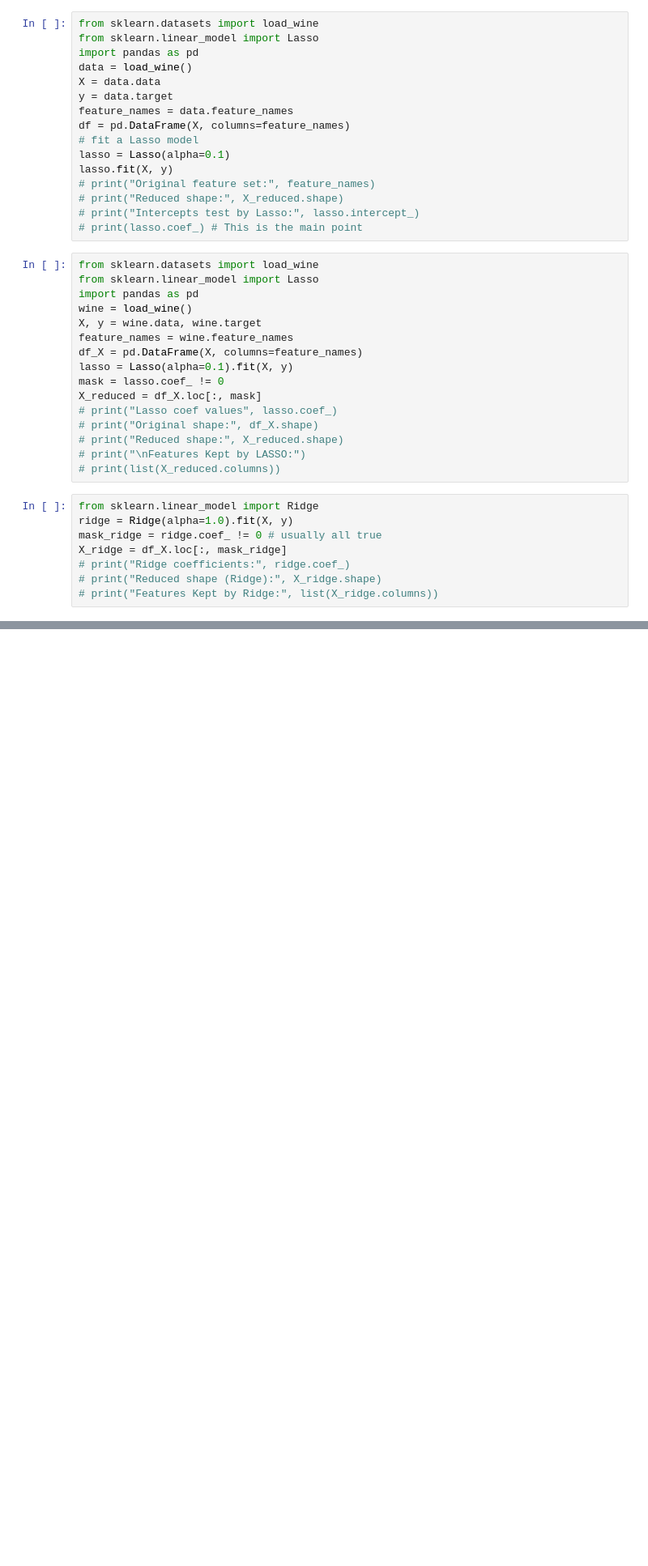
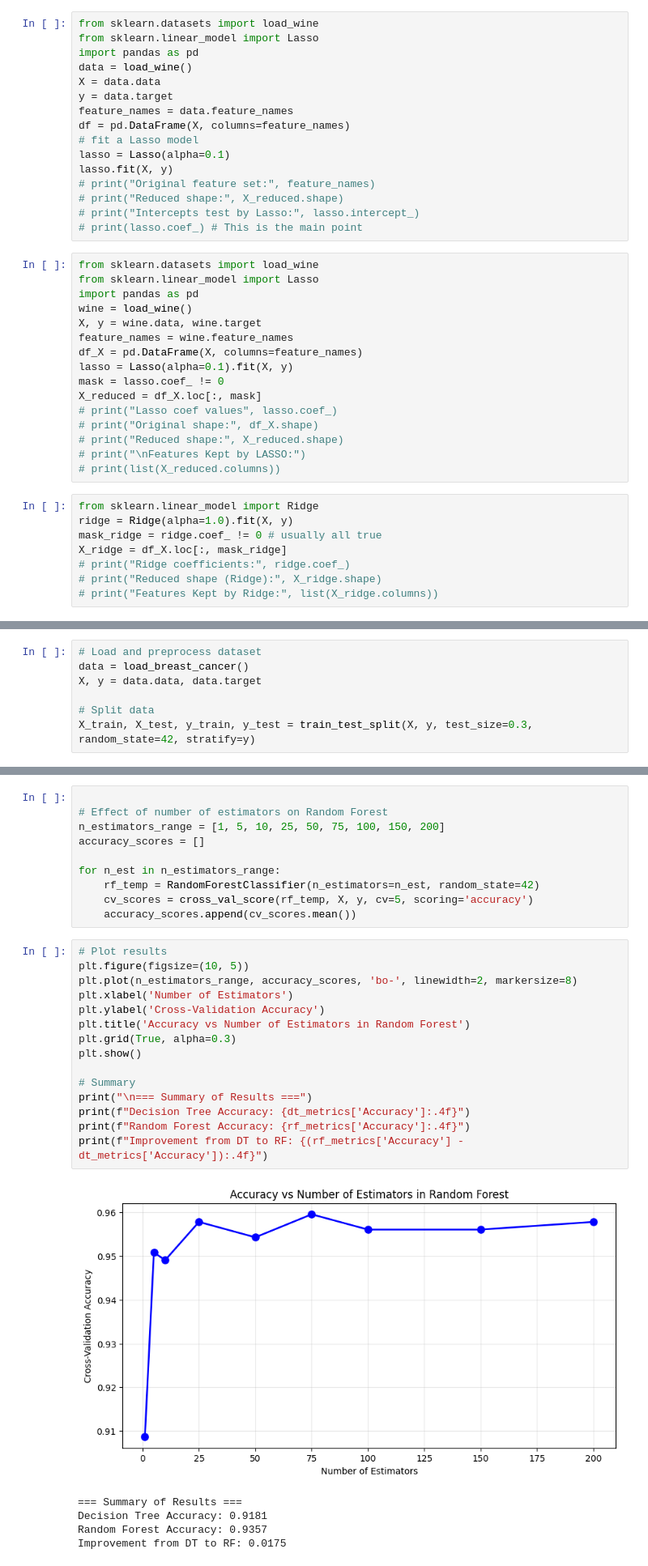
Before and after one commit to mekaviraj/ML_sem5, a Jupyter notebook: ML_LAB2.ipynb, the cells around one changed output, grey strips where cells are left out. Shown: that part at 81% size. Cells and saved outputs as stored; diff of their text form; blank space fills up the shorter version.

```diff
--- a/ML_LAB2.ipynb
+++ b/ML_LAB2.ipynb
@@ -280,0 +296,7 @@ X_ridge = df_X.loc[:, mask_ridge]
+# %%
+# Load and preprocess dataset
+data = load_breast_cancer()
+X, y = data.data, data.target
+
+# Split data
+X_train, X_test, y_train, y_test = train_test_split(X, y, test_size=0.3, random_state=42, stratify=y)
@@ -280,0 +338,31 @@ X_ridge = df_X.loc[:, mask_ridge]
+# %%
+
+# Effect of number of estimators on Random Forest
+n_estimators_range = [1, 5, 10, 25, 50, 75, 100, 150, 200]
+accuracy_scores = []
+
+for n_est in n_estimators_range:
+    rf_temp = RandomForestClassifier(n_estimators=n_est, random_state=42)
+    cv_scores = cross_val_score(rf_temp, X, y, cv=5, scoring='accuracy')
+    accuracy_scores.append(cv_scores.mean())
+# %%
+# Plot results
+plt.figure(figsize=(10, 5))
+plt.plot(n_estimators_range, accuracy_scores, 'bo-', linewidth=2, markersize=8)
+plt.xlabel('Number of Estimators')
+plt.ylabel('Cross-Validation Accuracy')
+plt.title('Accuracy vs Number of Estimators in Random Forest')
+plt.grid(True, alpha=0.3)
+plt.show()
+
+# Summary
+print("\n=== Summary of Results ===")
+print(f"Decision Tree Accuracy: {dt_metrics['Accuracy']:.4f}")
+print(f"Random Forest Accuracy: {rf_metrics['Accuracy']:.4f}")
+print(f"Improvement from DT to RF: {(rf_metrics['Accuracy'] - dt_metrics['Accuracy']):.4f}")
+# %% [output]
+[figure, added]
+=== Summary of Results ===
+Decision Tree Accuracy: 0.9181
+Random Forest Accuracy: 0.9357
+Improvement from DT to RF: 0.0175
```
Also changed, not shown: parts of 28 cells of this notebook.
